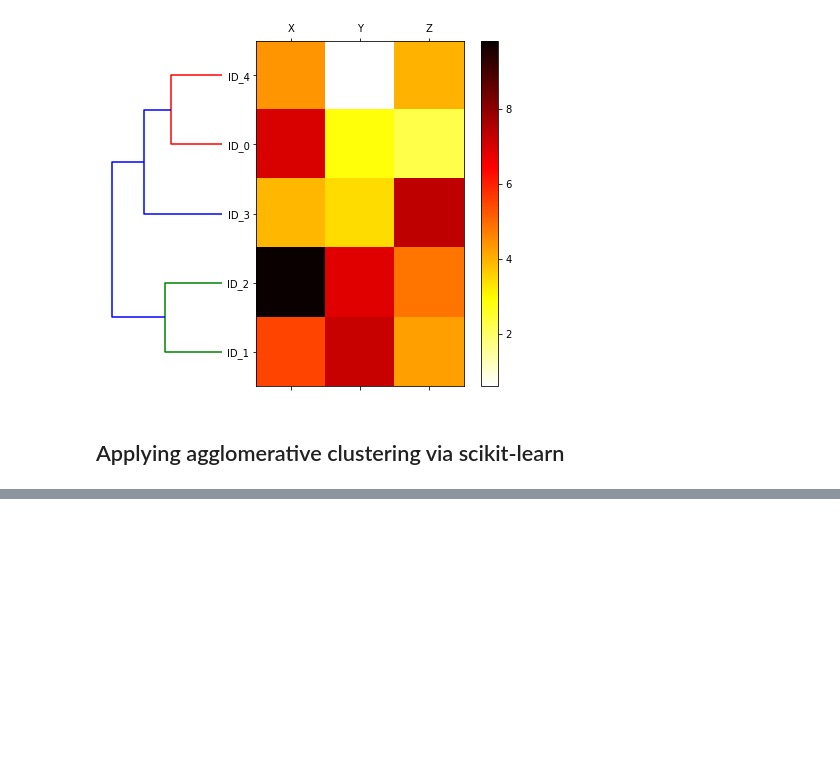
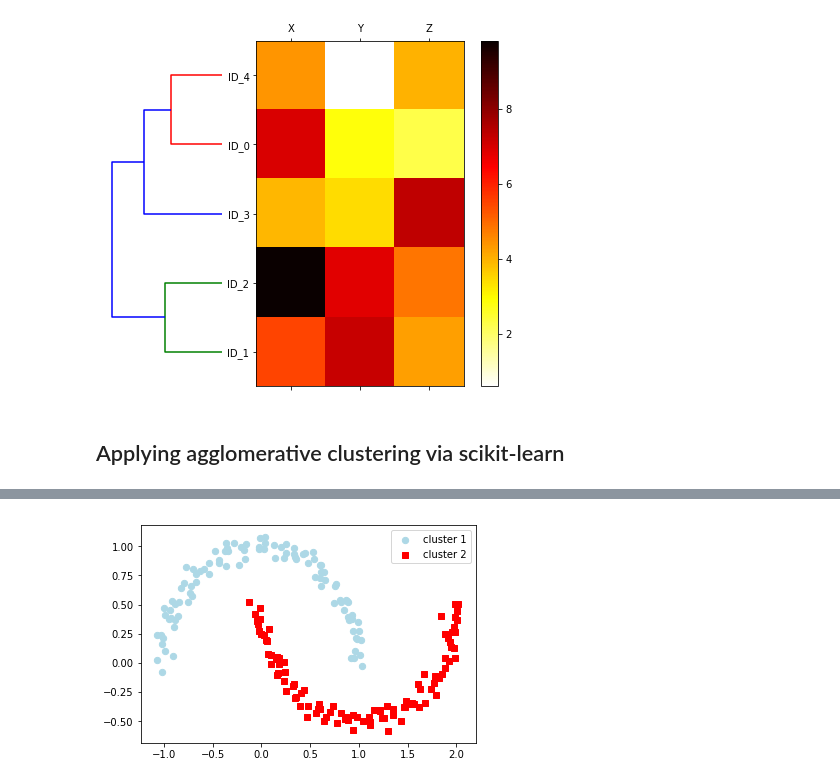
Before and after one commit to prakharchoudhary/cluster-mania, a Jupyter notebook: clustering.ipynb, the cells around one changed output, grey strips where cells are left out. Cells and saved outputs as stored; diff of their text form; code cells hidden in the pictures; blank space fills up the shorter version.

```diff
--- a/clustering.ipynb
+++ b/clustering.ipynb
@@ -382,0 +463,30 @@ ac = AgglomerativeClustering(n_clusters=2,
+# %%
+"""
+using DBSCAN algorithm
+"""
+from sklearn.cluster import DBSCAN
+db = DBSCAN(eps=0.2,
+           min_samples=5,
+           metric='euclidean'
+           )
+y_db = db.fit_predict(X)
+
+# plot the graphs
+plt.scatter(X[y_db==0,0],
+            X[y_db==0,1],
+            c='lightblue',
+            marker='o',
+            s=40,
+            label='cluster 1')
+plt.scatter(X[y_db==1,0],
+            X[y_db==1,1],
+            c='red',
+            marker='s',
+            s=40,
+            label='cluster 2')
+plt.legend()
+plt.show()
+# saveimg('DBSCAN-performance')
+plt.gcf().clear()
+# %% [output]
+[figure, added]
```
Also changed, not shown: parts of 5 cells of this notebook, 3 other files.
